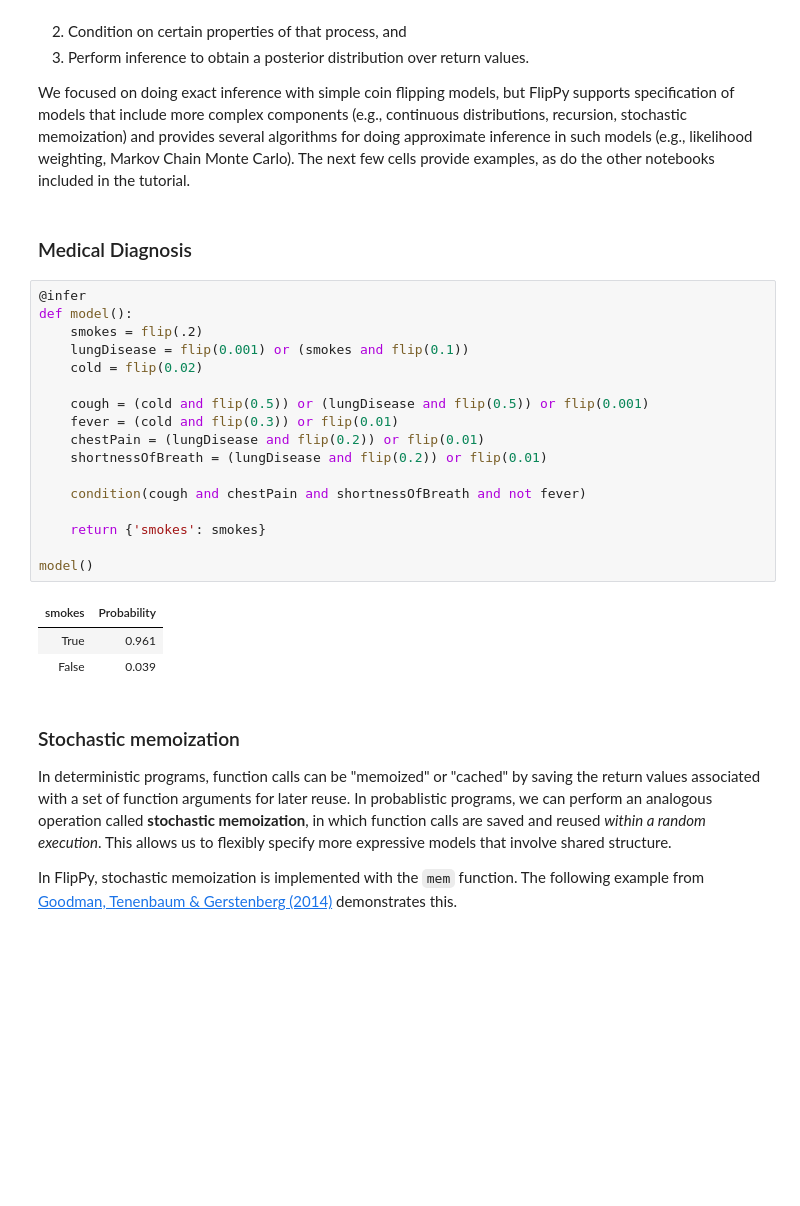
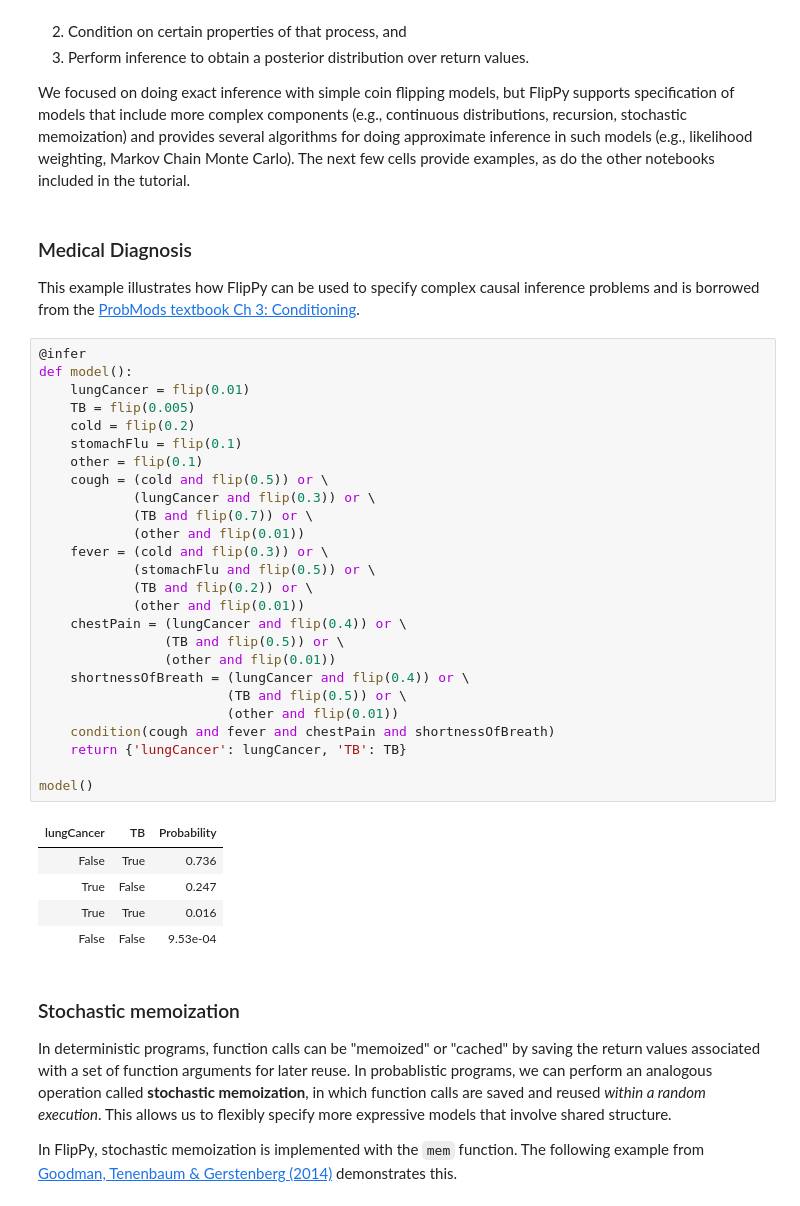
Before and after one commit to codec-lab/flippy-tutorials, a Jupyter notebook: notebooks/00-intro.ipynb, the cells around one changed output. Saved outputs shown, nothing was run; the diff lists cells and outputs as text; blank space fills up the shorter version.

Commit message:
Clean up intro examples

```diff
--- a/notebooks/00-intro.ipynb
+++ b/notebooks/00-intro.ipynb
@@ -359,29 +359,43 @@ that include more complex components
 and provides several algorithms for doing approximate inference in such models
 (e.g., likelihood weighting, Markov Chain Monte Carlo). The next few cells provide
 examples, as do the other notebooks included in the tutorial.
-# %% [markdown]
-### Medical Diagnosis
+# %% [markdown]
+### Medical Diagnosis
+
+This example illustrates how FlipPy can be used to specify complex causal inference
+problems and is borrowed from the [ProbMods textbook Ch 3: Conditioning](http://probmods.org/chapters/conditioning.html).
 # %%
 @infer
 def model():
-    smokes = flip(.2)
-    lungDisease = flip(0.001) or (smokes and flip(0.1))
-    cold = flip(0.02)
-
-    cough = (cold and flip(0.5)) or (lungDisease and flip(0.5)) or flip(0.001)
-    fever = (cold and flip(0.3)) or flip(0.01)
-    chestPain = (lungDisease and flip(0.2)) or flip(0.01)
-    shortnessOfBreath = (lungDisease and flip(0.2)) or flip(0.01)
-
-    condition(cough and chestPain and shortnessOfBreath and not fever)
-
-    return {'smokes': smokes}
+    lungCancer = flip(0.01)
+    TB = flip(0.005)
+    cold = flip(0.2)
+    stomachFlu = flip(0.1)
+    other = flip(0.1)
+    cough = (cold and flip(0.5)) or \
+            (lungCancer and flip(0.3)) or \
+            (TB and flip(0.7)) or \
+            (other and flip(0.01))
+    fever = (cold and flip(0.3)) or \
+            (stomachFlu and flip(0.5)) or \
+            (TB and flip(0.2)) or \
+            (other and flip(0.01))
+    chestPain = (lungCancer and flip(0.4)) or \
+                (TB and flip(0.5)) or \
+                (other and flip(0.01))
+    shortnessOfBreath = (lungCancer and flip(0.4)) or \
+                        (TB and flip(0.5)) or \
+                        (other and flip(0.01))
+    condition(cough and fever and chestPain and shortnessOfBreath)
+    return {'lungCancer': lungCancer, 'TB': TB}
 
 model()
 # %% [output]
-| smokes | Probability |
-| True | 0.961 |
-| False | 0.039 |
+| lungCancer | TB | Probability |
+| False | True | 0.736 |
+| True | False | 0.247 |
+| True | True | 0.016 |
+| False | False | 9.53e-04 |
 # %% [markdown]
 ### Stochastic memoization
 
```
Also changed, not shown: parts of 9 cells of this notebook.
